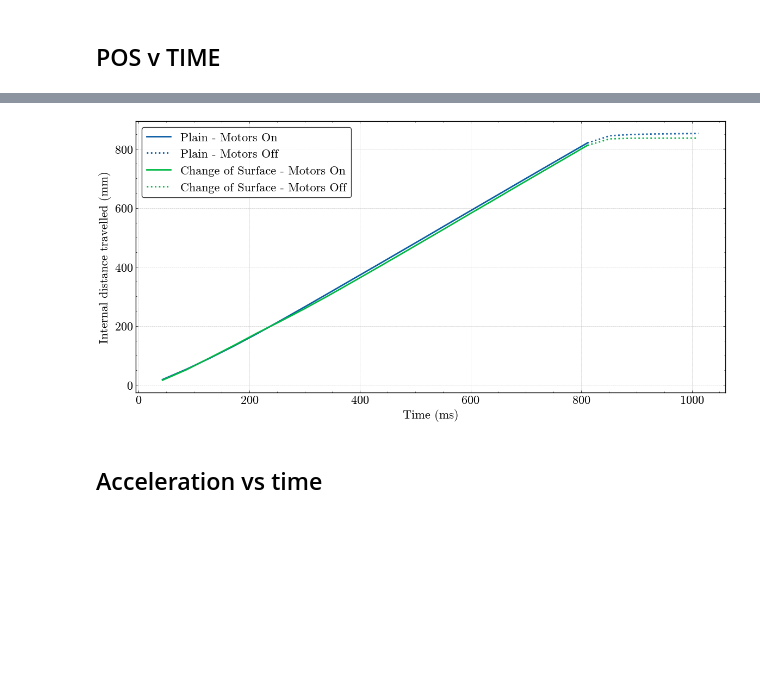
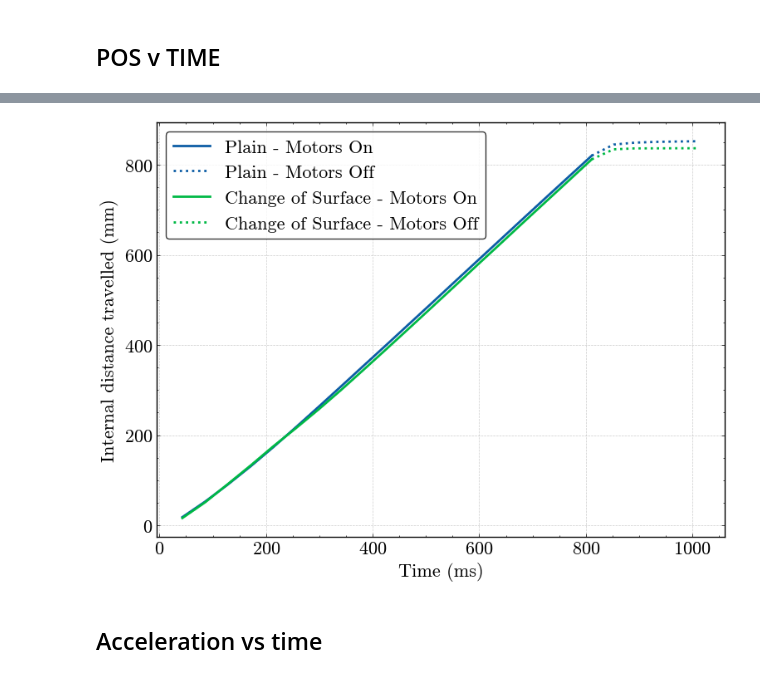
Before and after one commit to addaia/PHREDO, a Jupyter notebook: plotter.ipynb, the cells around one changed output, grey strips where cells are left out. Saved outputs shown, nothing was run; the diff lists cells and outputs as text; code cells hidden in the pictures; blank space fills up the shorter version.

Commit message:
plots

```diff
--- a/plotter.ipynb
+++ b/plotter.ipynb
@@ -129,7 +129,7 @@ times2, acc2 = parse_data(data_str2)
 split_index1 = len(times1) - 6
 split_index2 = len(times2) - 6
 
-plt.figure(figsize=(12, 6))
+plt.figure(figsize=(8, 6))
 
 # plain
 line1, = plt.plot(times1[:split_index1+1], acc1[:split_index1+1], linestyle='-', linewidth=2, label='Plain')
@@ -157,5 +157,8 @@ plt.legend(
      'Change of Surface - Motors On', 'Change of Surface - Motors Off']
 )
 
+plt.savefig('pos.pdf')
+from google.colab import files
+files.download('pos.pdf')
 plt.show()
 # %% [output]
@@ -162,4 +167,4 @@ plt.show()
-[figure, old version]
+[figure, new version]
 # %% [markdown]
 ## Acceleration vs time
 # %%
```
Also changed, not shown: parts of 5 cells of this notebook.
